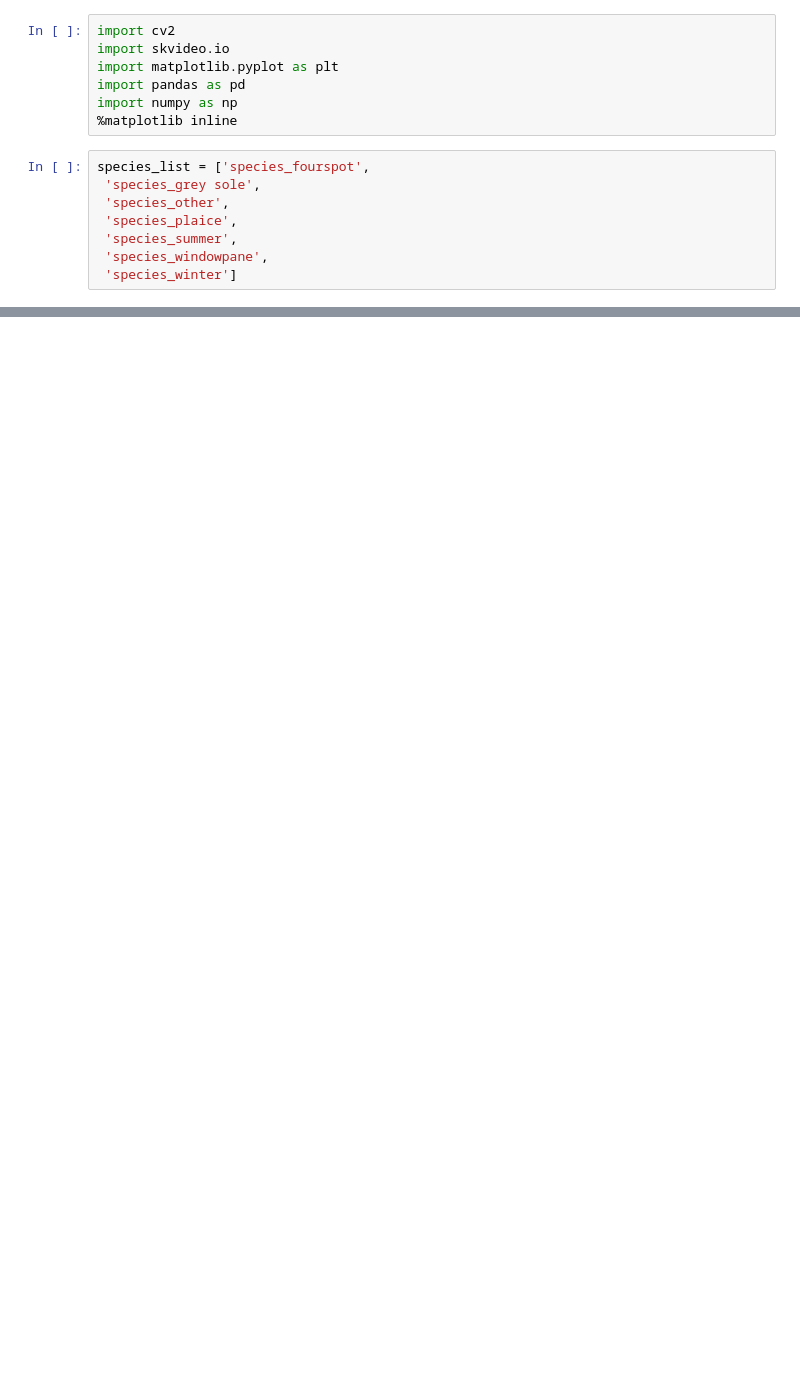
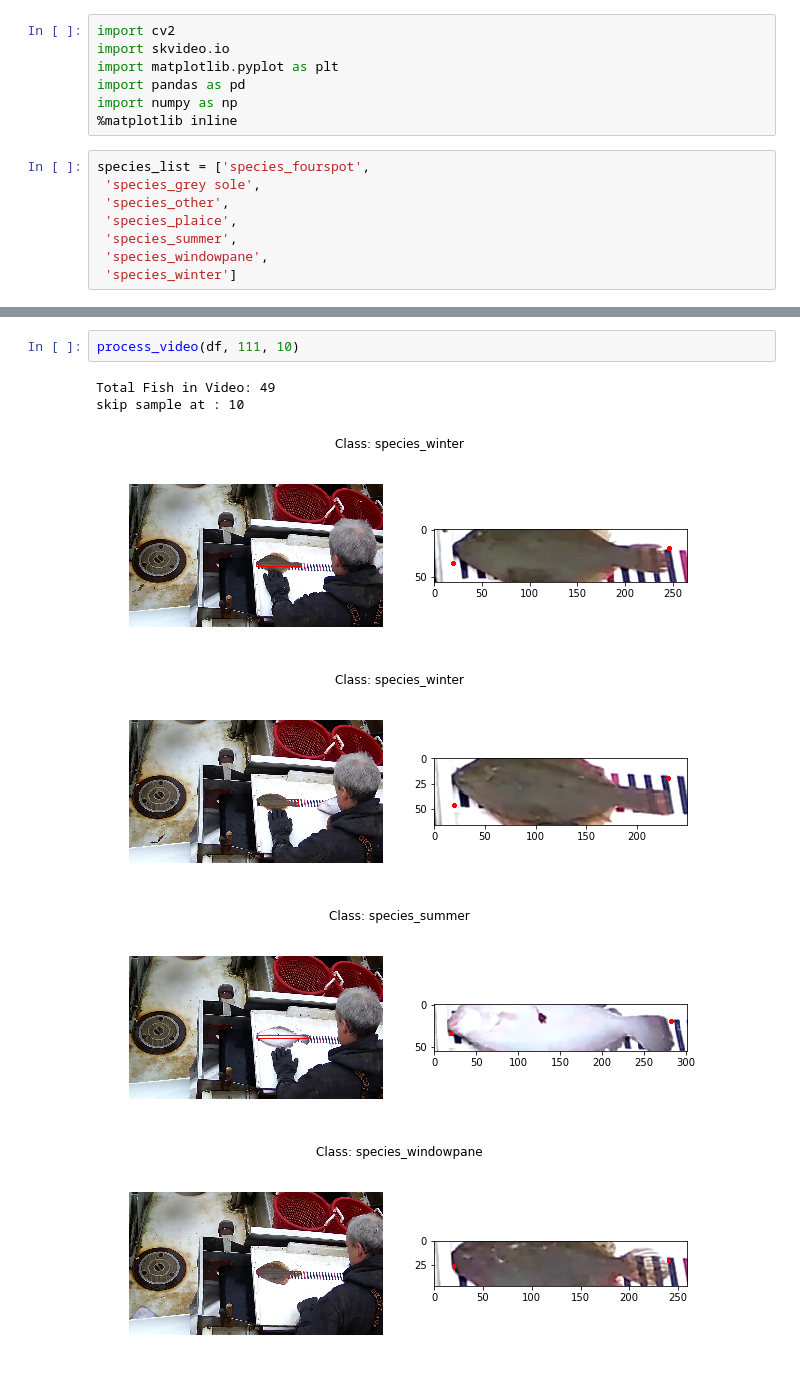
Before and after one commit to aditbiswas1/fish-detection, a Jupyter notebook: process_vids.ipynb, the cells around one changed output, grey strips where cells are left out. Cells and saved outputs as stored; diff of their text form; blank space fills up the shorter version.

```diff
--- a/process_vids.ipynb
+++ b/process_vids.ipynb
@@ -107,0 +101,9 @@ for i, row in x.iterrows():
+# %%
+process_video(df, 111, 10)
+# %% [output]
+Total Fish in Video: 49
+skip sample at : 10
+[figure, added]
+[figure, added]
+[figure, added]
+[figure, added]
```
Also changed, not shown: parts of 13 cells of this notebook.
